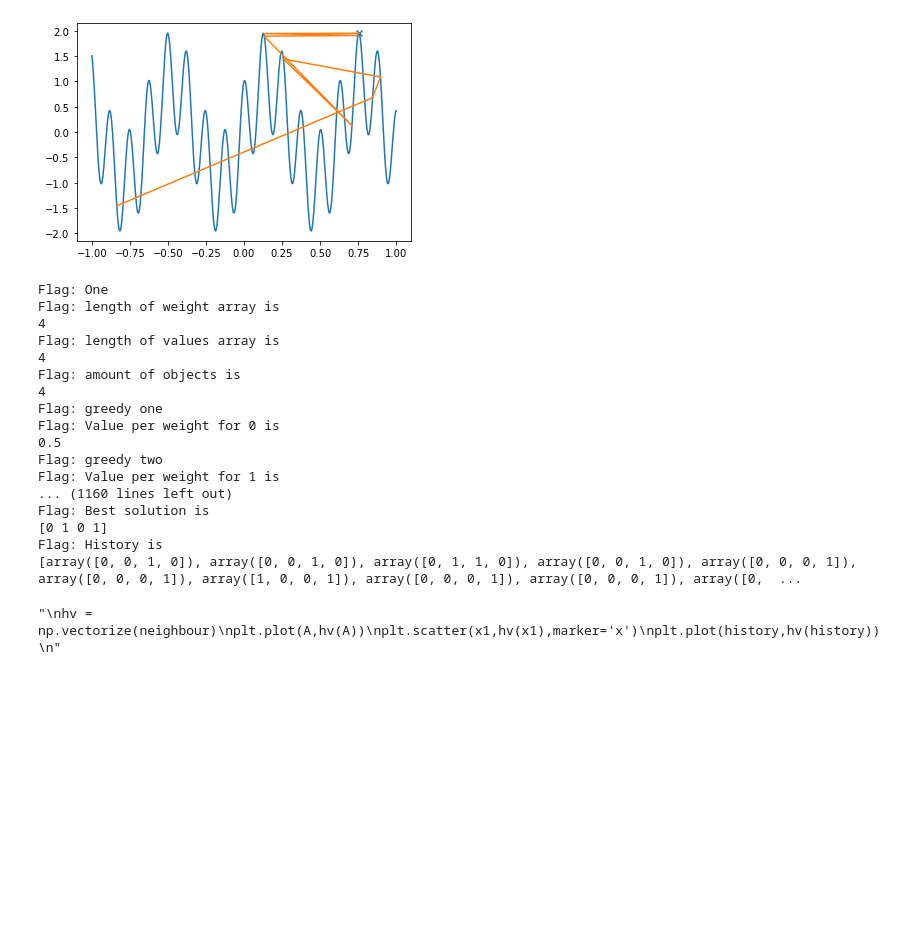
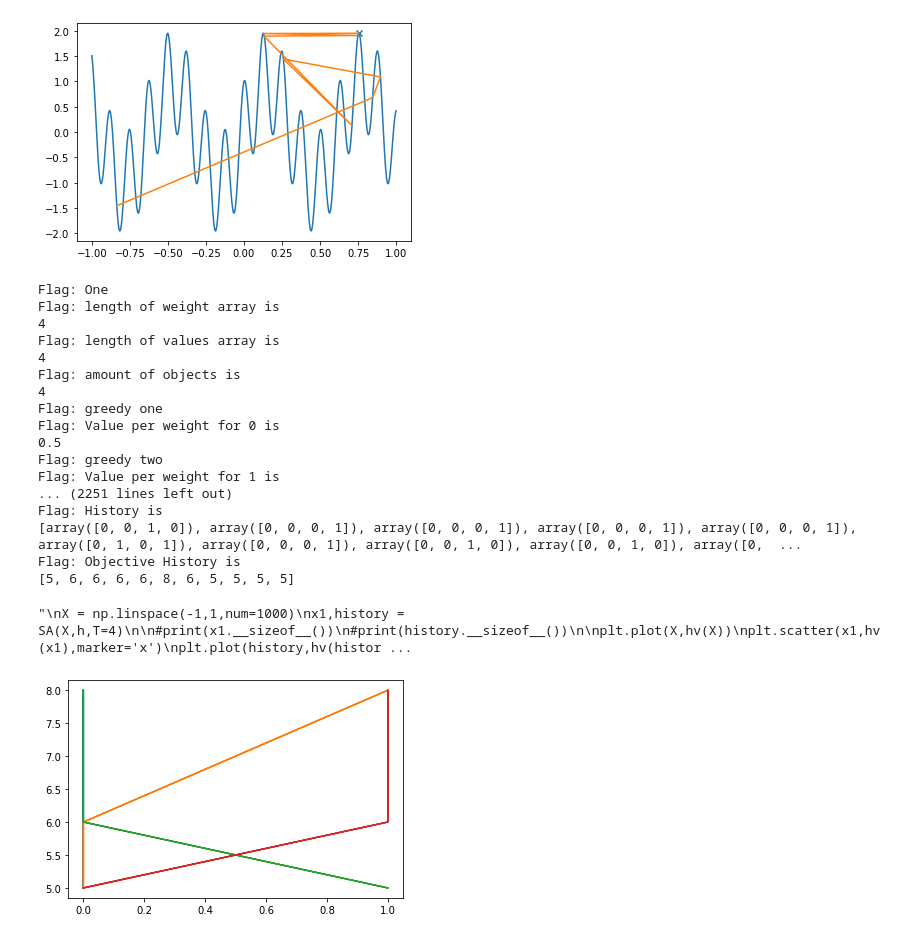
Before and after one commit to Cliffaldinho/Simulated_Annealing_Knapsack, a Jupyter notebook: Test 1.ipynb, the cells around one changed output. Cells and saved outputs as stored; diff of their text form; code cells hidden in the pictures; blank space fills up the shorter version.

```diff
--- a/Test 1.ipynb
+++ b/Test 1.ipynb
@@ -122,16 +145,20 @@ def SA_knapsack(T):
     history = []
     print("Flag: history before time is")
     print(history)
+    objective_history = []
+    print("Flag: objective history before time is")
+    print(objective_history)
     append_element(history,current_solution)
     print("Flag: initial history is")
     print(history)
-    #A = np.append(A,current_solution)
-    #history = [current_solution]
     print("Flag: Two")
     best_objective = float ("-inf")
     best_solution = None
     print("Flag: Three")
     current_objective = objective_function(current_solution,[2,3,4,5],[1,2,5,6],8)
+    append_element(objective_history,current_objective)
+    print("Flag: initial objective history is")
+    print(objective_history)
     print("Flag: Four")
     print("Flag: current objective before for loop is")
     print(current_objective)
@@ -185,6 +212,11 @@ def SA_knapsack(T):
         print("Flag: for loop History Nine is")
         print(history)
         T = 0.9*T
+        print("Flag: current objective history before appending is")
+        print(objective_history)
+        append_element(objective_history,current_objective)
+        print("Flag: current objective history after appending is")
+        print(objective_history)
         print("Flag: for loop History Ten is")
         print(history)
         print("Flag: history before appending is")
@@ -197,8 +229,10 @@ def SA_knapsack(T):
     print(best_solution)
     print("Flag: History is ")
     print(history)
+    print("Flag: Objective History is")
+    print(objective_history)
 
-    return best_solution,history
+    return best_solution,history,objective_history
 
 
 def append_element(current_list,new_element):
@@ -311,43 +345,69 @@ def knapsack_greedy(knapsack_weight_capacity,weight_array,values_array,amount_of
             print("Flag: greedy eight")
             value_per_weight_array[max_vpw_index] = -1
             print("Flag: greedy nine")
     print("Flag: greedy ten")
     print("Flag: Objects chosen array is ")
     print(objects_chosen_array)
     return objects_chosen_array
 
 SA_knapsack(T = 10)
-#x1,history = SA_knapsack(T = 10)
+sol,hist,obj_hist = SA_knapsack(T = 10)
 #A = np.linspace(0,9,num=100)
 #print(A)
-#plt.plot(A)
-#plt.scatter()
+#x = np.linspace(hist,obj_hist,10)
+plt.plot(hist,obj_hist)
+#for i in range(len(hist))
+#plt.legend()
+#for i in hist:
+#    plt.plot(hist[i],obj_hist)
+#plt.scatter(obj_hist,marker = 'x')
 
 """
-hv = np.vectorize(neighbour)
-plt.plot(A,hv(A))
+x = hist
+y = obj_hist
+#x = [1,2,3] #obj_hist
+#y = [[1,2,3],[4,5,6],[7,8,9]] #hist
+plt.xlabel("X-axis")
+plt.ylabel("Y-axis")
+plt.title("A test graph")
+for i in range(len(x[0])):
+    plt.plot(y,[pt[i] for pt in x],label = 'id %s'%i)
+plt.legend()
+plt.show()
+"""
+
+
+"""
+X = np.linspace(-1,1,num=1000)
+x1,history = SA(X,h,T=4)
+
+#print(x1.__sizeof__())
+#print(history.__sizeof__())
+
+plt.plot(X,hv(X))
 plt.scatter(x1,hv(x1),marker='x')
 plt.plot(history,hv(history))
 """
 # %% [output]
 Flag: One
 Flag: length of weight array is
 4
 Flag: length of values array is
 4
 Flag: amount of objects is
 4
 Flag: greedy one
 Flag: Value per weight for 0 is
 0.5
 Flag: greedy two
 Flag: Value per weight for 1 is
-... (1160 lines left out)
-Flag: Best solution is
-[0 1 0 1]
+... (2251 lines left out)
 Flag: History is
-[array([0, 0, 1, 0]), array([0, 0, 1, 0]), array([0, 1, 1, 0]), array([0, 0, 1, 0]), array([0, 0, 0, 1]), array([0, 0, 0, 1]), array([1, 0, 0, 1]), array([0, 0, 0, 1]), array([0, 0, 0, 1]), array([0,  ...
+[array([0, 0, 1, 0]), array([0, 0, 0, 1]), array([0, 0, 0, 1]), array([0, 0, 0, 1]), array([0, 0, 0, 1]), array([0, 1, 0, 1]), array([0, 0, 0, 1]), array([0, 0, 1, 0]), array([0, 0, 1, 0]), array([0,  ...
+Flag: Objective History is
+[5, 6, 6, 6, 6, 8, 6, 5, 5, 5, 5]
-"\nhv = np.vectorize(neighbour)\nplt.plot(A,hv(A))\nplt.scatter(x1,hv(x1),marker='x')\nplt.plot(history,hv(history))\n"
+"\nX = np.linspace(-1,1,num=1000)\nx1,history = SA(X,h,T=4)\n\n#print(x1.__sizeof__())\n#print(history.__sizeof__())\n\nplt.plot(X,hv(X))\nplt.scatter(x1,hv(x1),marker='x')\nplt.plot(history,hv(histor ...
+[figure, added]
 # %%
 import numpy as np
 def knapsack_dynamic_programming(total_weight, weight_array, value_array, amount_of_objects):
```
Also changed, not shown: parts of 2 cells of this notebook.
